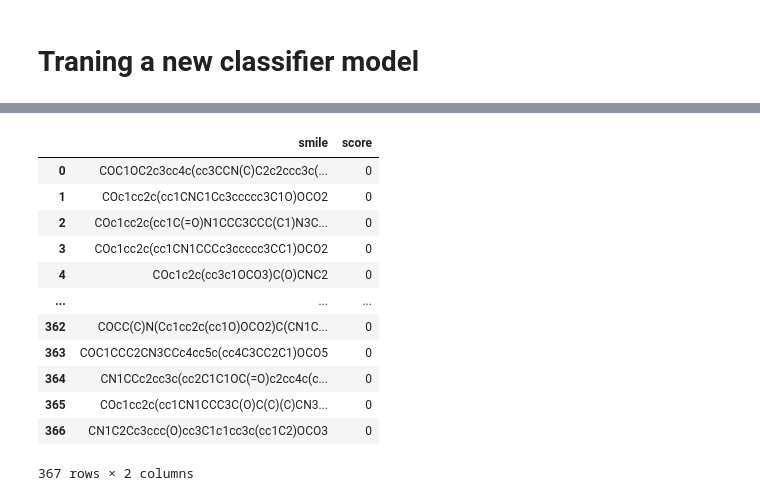
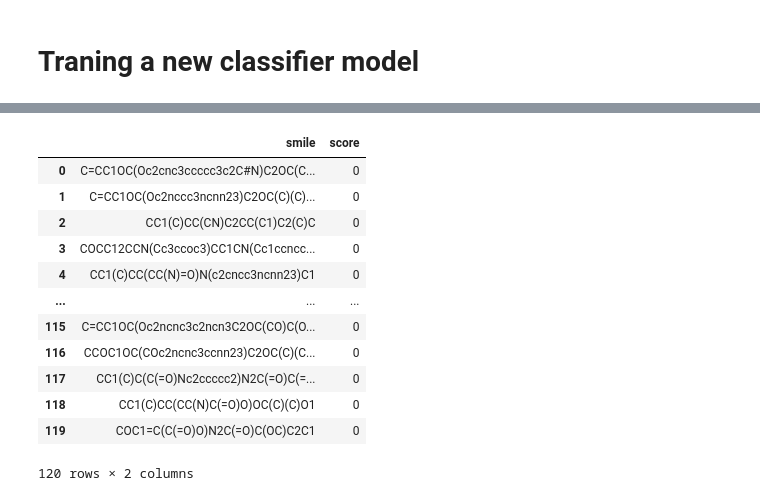
Before and after one commit to ankitskvmdam/reinvent-transfer-learning, a Jupyter notebook: notebooks/TransferLearning.ipynb, the cells around one changed output, grey strips where cells are left out. Cells and saved outputs as stored; diff of their text form; code cells hidden in the pictures.

```diff
--- a/notebooks/TransferLearning.ipynb
+++ b/notebooks/TransferLearning.ipynb
@@ -28,7 +25,7 @@ if not os.path.exists(temp):
 reinvent_prior_path = os.path.join(notebook, '..', 'models', 'reinvent.prior')
 # %%
 # Download Smiles
-input_smiles = "COC1=CC23CCCN2CCC4=CC5=C(C=C4C3C1O)OCO5"
+input_smiles = "CC1(OC2C(OC(C2O1)(C#N)C3=CC=C4N3N=CN=C4N)CO)C"
 similar_str_smiles_path = os.path.join(temp, "similar.json")
 
 download_3d_similar_molecules(input_smiles, similar_str_smiles_path)
@@ -253,25 +252,29 @@ with open(random_config_path, "w") as writer:
 20:08:00 <INFO> Peak main memory usage: 1061.559 MiB
 20:08:00 <INFO> Finished REINVENT on 2024-07-15
 # %%
+%%time
 negative_entries = []
+reference_smiles_path = os.path.join(notebook, 'reference_library.csv')
 
-with open(out) as reader:
+with open(reference_smiles_path) as reader:
     rows = csv.reader(reader)
-    next(rows, None) # Skipping header
     for row in rows:
         negative_entries.append(row)
 
-scores = []
+filtered = []
 
-for entry in negative_entries:
-    if len(scores) > 500:
+
+for idx, entry in enumerate(negative_entries):
+    print(f"Current Idx: {idx}. Total len: {len(filtered)}")
+    if len(filtered) > 400:
         break
     score = compute_3d_similarity(input_smiles, entry[0])
     if score[0] is False or score[1] < 2.5:
         continue
-    scores.append({"smile": entry[0], "score": score[1]})
+    filtered.append({"smile": entry[0], "score": score[1]})
 
 negative_output = os.path.join(temp, 'negative.csv')
-df = pd.DataFrame(data=scores)
+df = pd.DataFrame(data=filtered)
 df.to_csv(negative_output, index=False)
+df
 # %% [output]
@@ -318,8 +418,8 @@ X_train, X_test, y_train, y_test = train_test_split(X, y, test_size=0.2, random_
 
 automl = AutoML()
 automl_settings = {
-    "time_budget": 60,  # time budget in seconds
-    "metric": 'accuracy',  # metric to optimize
+    "time_budget": 90,  # time budget in seconds
+    "metric": 'roc_auc',  # metric to optimize
     "task": 'classification',
     "estimator_list": ['rf'] # random forest
 }
@@ -361,4 +461,5 @@ with open(output_smiles) as reader:
 gen_out_feature = extract_features(gen_out)
 gen_out_feature = pd.DataFrame(gen_out_feature)
 
-prediction = automl.predict(gen_out_feature)
+prediction = automl.predict_proba(gen_out_feature) # predict_proba
+prediction
@@ -365,30 +484,30 @@ prediction = automl.predict(gen_out_feature)
 # %%
 ml_prediction_output = os.path.join(temp, 'ml_output.csv')
 
 output = []
 for idx, mol in enumerate(gen_out):
-    if prediction[idx] == 0:
+    if prediction[idx][1] > 0.8:
         continue
     output.append({"smile": gen_out[idx], "score": 0 })
 
 
 with_ml_df = pd.DataFrame(data=output)
 with_ml_df.to_csv(ml_prediction_output, index=False, header=False)
 with_ml_df
 # %% [output]
 |  | smile | score |
-| 0 | COC1OC2c3cc4c(cc3CCN(C)C2c2ccc3c(... | 0 |
-| 1 | COc1cc2c(cc1CNC1Cc3ccccc3C1O)OCO2 | 0 |
-| 2 | COc1cc2c(cc1C(=O)N1CCC3CCC(C1)N3C... | 0 |
-| 3 | COc1cc2c(cc1CN1CCCc3ccccc3CC1)OCO2 | 0 |
-| 4 | COc1c2c(cc3c1OCO3)C(O)CNC2 | 0 |
+| 0 | C=CC1OC(Oc2cnc3ccccc3c2C#N)C2OC(C... | 0 |
+| 1 | C=CC1OC(Oc2nccc3ncnn23)C2OC(C)(C)... | 0 |
+| 2 | CC1(C)CC(CN)C2CC(C1)C2(C)C | 0 |
+| 3 | COCC12CCN(Cc3ccoc3)CC1CN(Cc1ccncc... | 0 |
+| 4 | CC1(C)CC(CC(N)=O)N(c2cncc3ncnn23)C1 | 0 |
 | ... | ... | ... |
-| 362 | COCC(C)N(Cc1cc2c(cc1O)OCO2)C(CN1C... | 0 |
-| 363 | COC1CCC2CN3CCc4cc5c(cc4C3CC2C1)OCO5 | 0 |
-| 364 | CN1CCc2cc3c(cc2C1C1OC(=O)c2cc4c(c... | 0 |
-| 365 | COc1cc2c(cc1CN1CCC3C(O)C(C)(C)CN3... | 0 |
-| 366 | CN1C2Cc3ccc(O)cc3C1c1cc3c(cc1C2)OCO3 | 0 |
+| 115 | C=CC1OC(Oc2ncnc3c2ncn3C2OC(CO)C(O... | 0 |
+| 116 | CCOC1OC(COc2ncnc3ccnn23)C2OC(C)(C... | 0 |
+| 117 | CC1(C)C(C(=O)Nc2ccccc2)N2C(=O)C(=... | 0 |
+| 118 | CC1(C)CC(CC(N)C(=O)O)OC(C)(C)O1 | 0 |
+| 119 | COC1=C(C(=O)O)N2C(=O)C(OC)C2C1 | 0 |
-367 rows × 2 columns
+120 rows × 2 columns
 # %%
 # Overlapped
 without_ml_df = pd.read_csv(without_ml)
```
Also changed, not shown: parts of 12 cells of this notebook, 1 other file.
